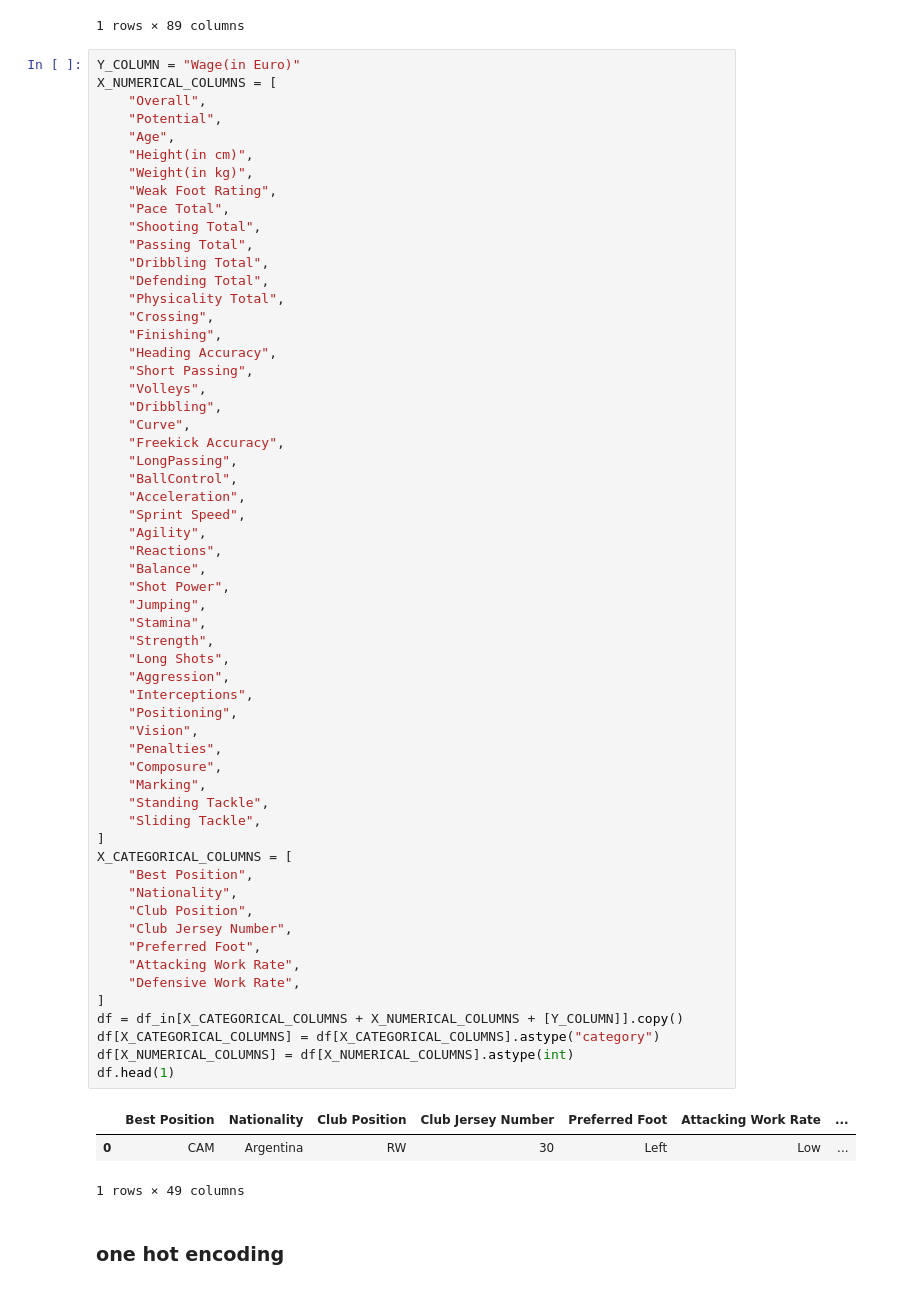
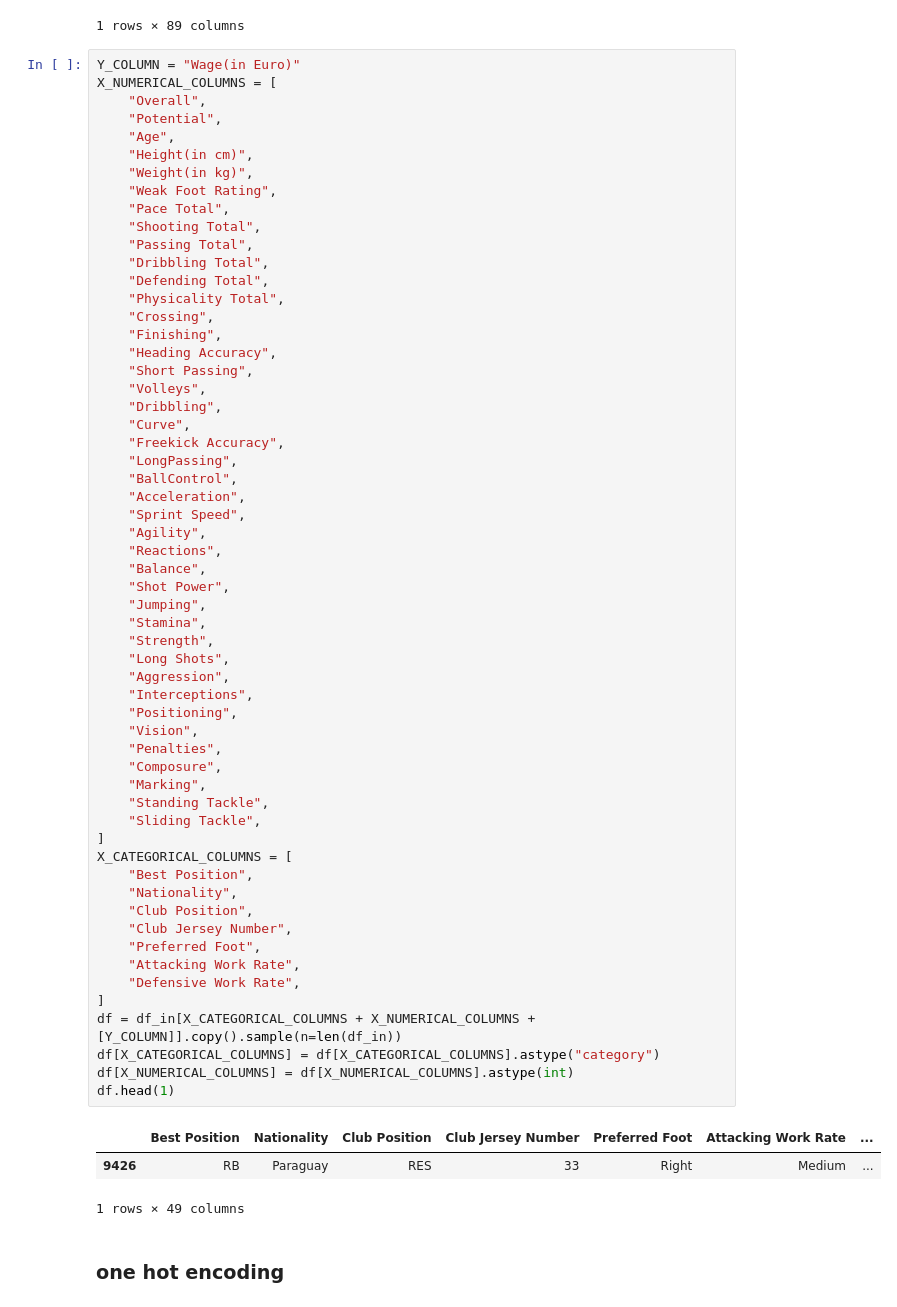
Before and after one commit to mim-uw/eXplainableMachineLearning-2023, a Jupyter notebook: Homeworks/HW1/MichalKucharczyk/solution.ipynb, the cells around one changed output. Drawn from its saved outputs; the diff is of its cells as text.

```diff
--- a/Homeworks/HW1/MichalKucharczyk/solution.ipynb
+++ b/Homeworks/HW1/MichalKucharczyk/solution.ipynb
@@ -50,35 +53,35 @@ X_NUMERICAL_COLUMNS = [
     "Balance",
     "Shot Power",
     "Jumping",
     "Stamina",
     "Strength",
     "Long Shots",
     "Aggression",
     "Interceptions",
     "Positioning",
     "Vision",
     "Penalties",
     "Composure",
     "Marking",
     "Standing Tackle",
     "Sliding Tackle",
 ]
 X_CATEGORICAL_COLUMNS = [
     "Best Position",
     "Nationality",
     "Club Position",
     "Club Jersey Number",
     "Preferred Foot",
     "Attacking Work Rate",
     "Defensive Work Rate",
 ]
-df = df_in[X_CATEGORICAL_COLUMNS + X_NUMERICAL_COLUMNS + [Y_COLUMN]].copy()
+df = df_in[X_CATEGORICAL_COLUMNS + X_NUMERICAL_COLUMNS + [Y_COLUMN]].copy().sample(n=len(df_in))
 df[X_CATEGORICAL_COLUMNS] = df[X_CATEGORICAL_COLUMNS].astype("category")
 df[X_NUMERICAL_COLUMNS] = df[X_NUMERICAL_COLUMNS].astype(int)
 df.head(1)
 # %% [output]
 |  | Best Position | Nationality | Club Position | Club Jersey Number | Preferred Foot | Attacking Work Rate | ... |
-| 0 | CAM | Argentina | RW | 30 | Left | Low | ... |
+| 9426 | RB | Paraguay | RES | 33 | Right | Medium | ... |
 1 rows × 49 columns
 # %% [markdown]
 ### one hot encoding
```
Also changed, not shown: parts of 26 cells of this notebook.
